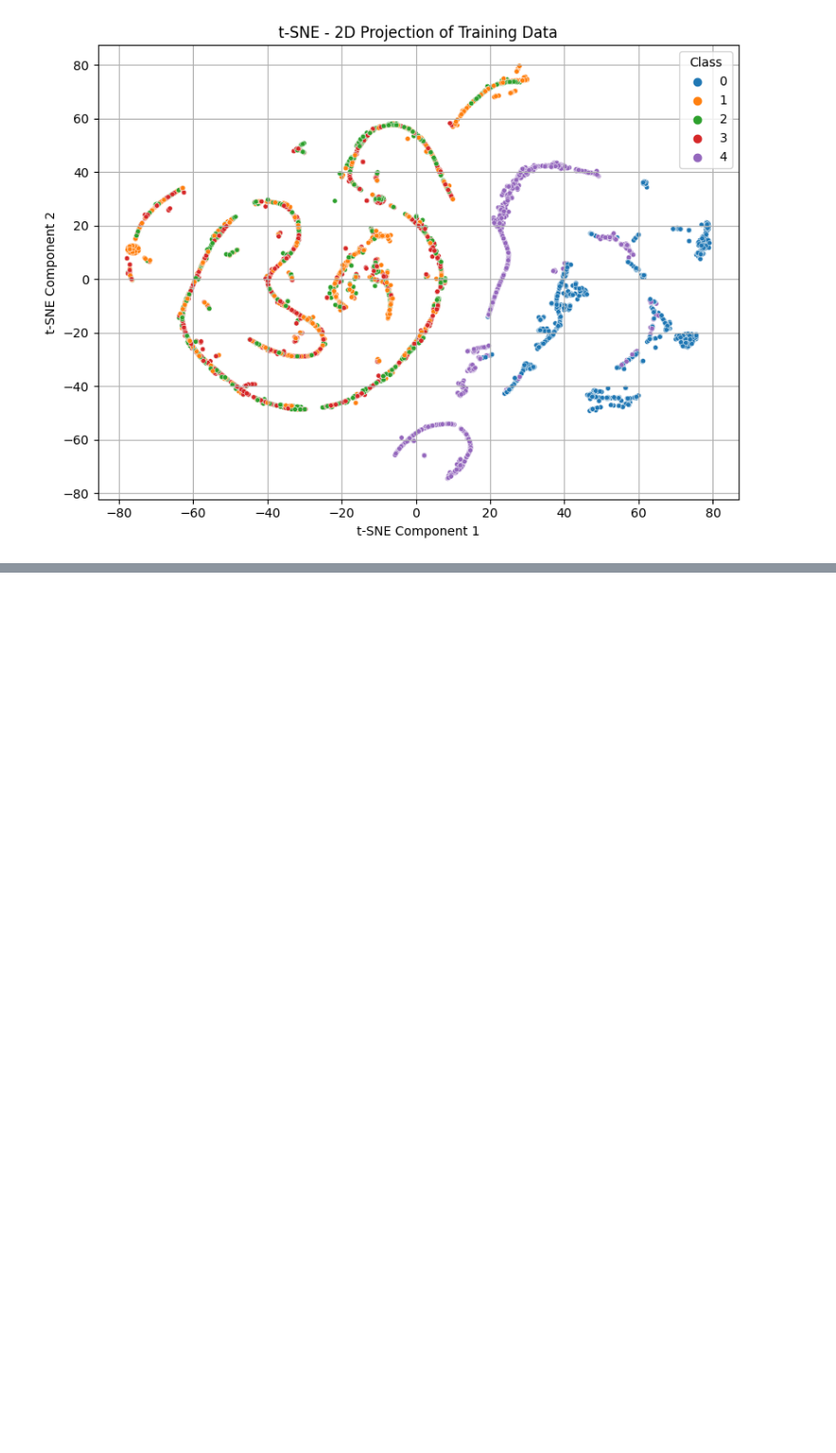
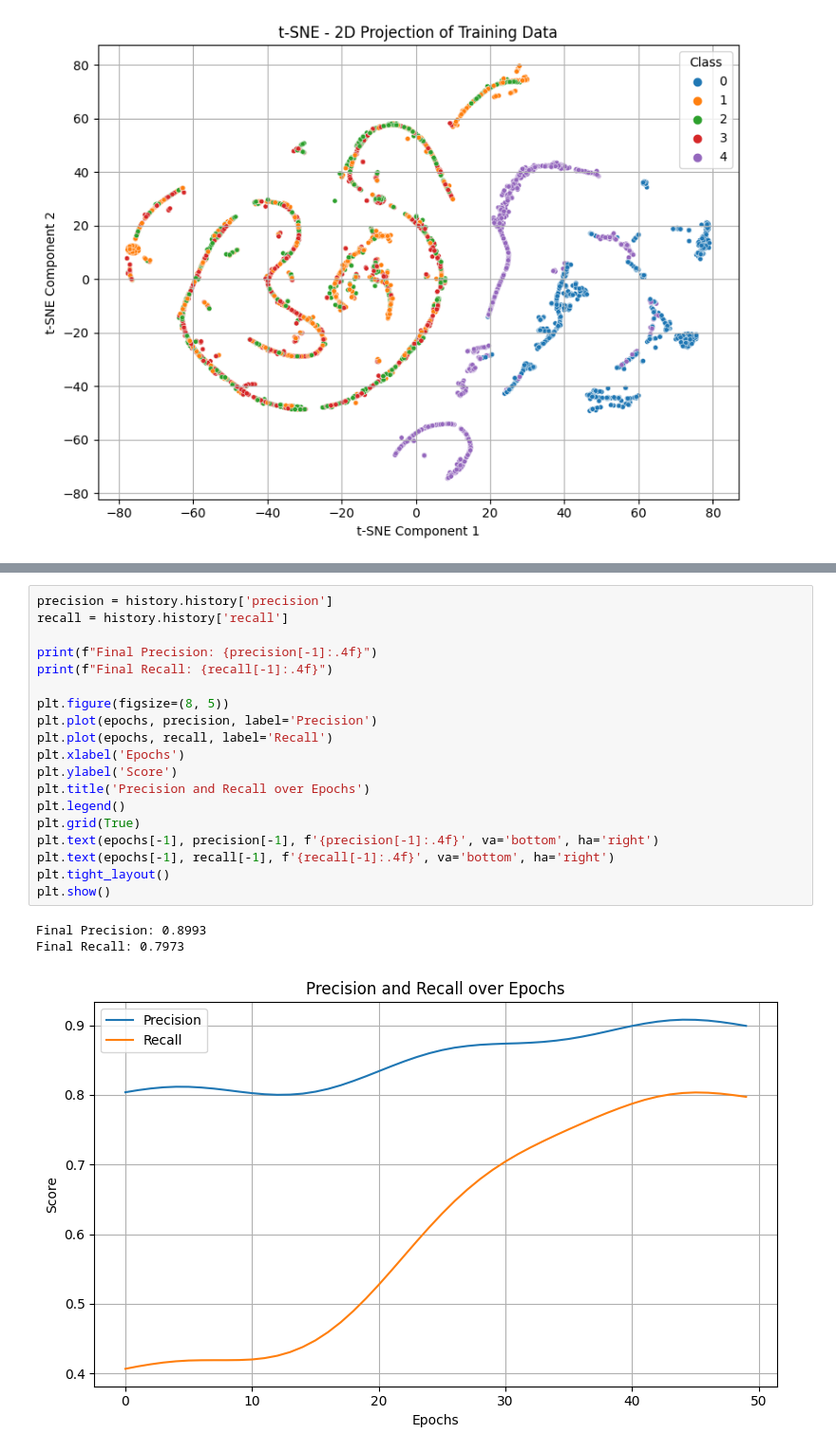
Before and after one commit to Nirusan03/QuanNetDetct, a Jupyter notebook: Model/Quantum_Model/DoS2019/QNN_Dos2019_Final.ipynb, the cells around one changed output, grey strips where cells are left out. Shown at 95% size. Cells and saved outputs as stored; diff of their text form; blank space fills up the shorter version.

```diff
--- a/Model/Quantum_Model/DoS2019/QNN_Dos2019_Final.ipynb
+++ b/Model/Quantum_Model/DoS2019/QNN_Dos2019_Final.ipynb
@@ -346,0 +396,23 @@ To silence this warning, decorate the function with @tf.autograph.experimental.d
+# %%
+precision = history.history['precision']
+recall = history.history['recall']
+
+print(f"Final Precision: {precision[-1]:.4f}")
+print(f"Final Recall: {recall[-1]:.4f}")
+
+plt.figure(figsize=(8, 5))
+plt.plot(epochs, precision, label='Precision')
+plt.plot(epochs, recall, label='Recall')
+plt.xlabel('Epochs')
+plt.ylabel('Score')
+plt.title('Precision and Recall over Epochs')
+plt.legend()
+plt.grid(True)
+plt.text(epochs[-1], precision[-1], f'{precision[-1]:.4f}', va='bottom', ha='right')
+plt.text(epochs[-1], recall[-1], f'{recall[-1]:.4f}', va='bottom', ha='right')
+plt.tight_layout()
+plt.show()
+# %% [output]
+Final Precision: 0.8993
+Final Recall: 0.7973
+[figure, added]
```
Also changed, not shown: parts of 5 cells of this notebook, 1 other file.
